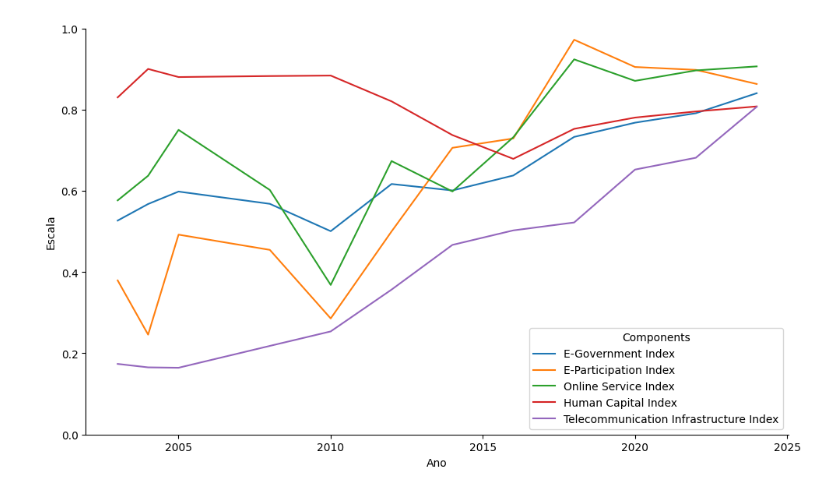
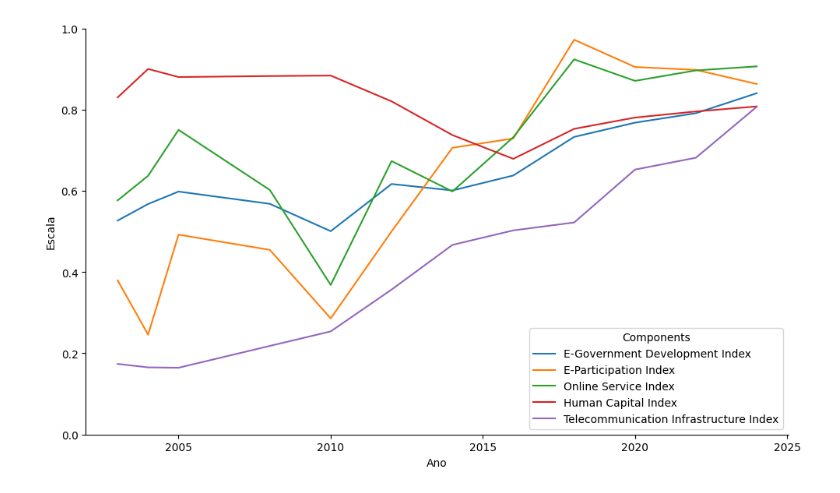
Before and after one commit to LazaroDamasceno/Dissertacao-Mestrado, a Jupyter notebook: eda/egdi/lineplot_egdi_plus_componentes_brazil.ipynb, the cells around one changed output. Saved outputs shown, nothing was run; the diff lists cells and outputs as text; code cells hidden in the pictures.

```diff
--- a/eda/egdi/lineplot_egdi_plus_componentes_brazil.ipynb
+++ b/eda/egdi/lineplot_egdi_plus_componentes_brazil.ipynb
@@ -5,21 +5,23 @@ import seaborn as sns
 from matplotlib.pyplot import savefig
 # %%
 df = pd.read_csv('concated_egdi_brazil.csv')
+# %%
+df['Metric'] = df['Metric'].replace('E-Government Index', 'E-Government Development Index')
 # %%
 df['Percentage'] = df['Percentage'].apply(lambda x: x/100.0)
 # %%
 
 fig, ax = plt.subplots(figsize=(10, 6))
 
-sns.lineplot(data=df, x='Survey Year', y='Percentage', hue='Metric')
+sns.lineplot(data=df, x='Survey Year', y='Percentage', hue='Metric', palette='tab10')
 
 ax.set_ylabel("Escala")
 ax.set_xlabel("Ano")
 ax.set_ylim(0, 1)
 ax.legend(title="Components")
 plt.tight_layout()
 sns.despine()
 savefig('C:/Users/lazar/Master-Dissertation/figuras/egdi/lineplot_egdi_brasil.png')
 plt.show()
 # %% [output]
-[figure, old version]
+[figure, new version]
```
Also changed, not shown: 18 other files.
